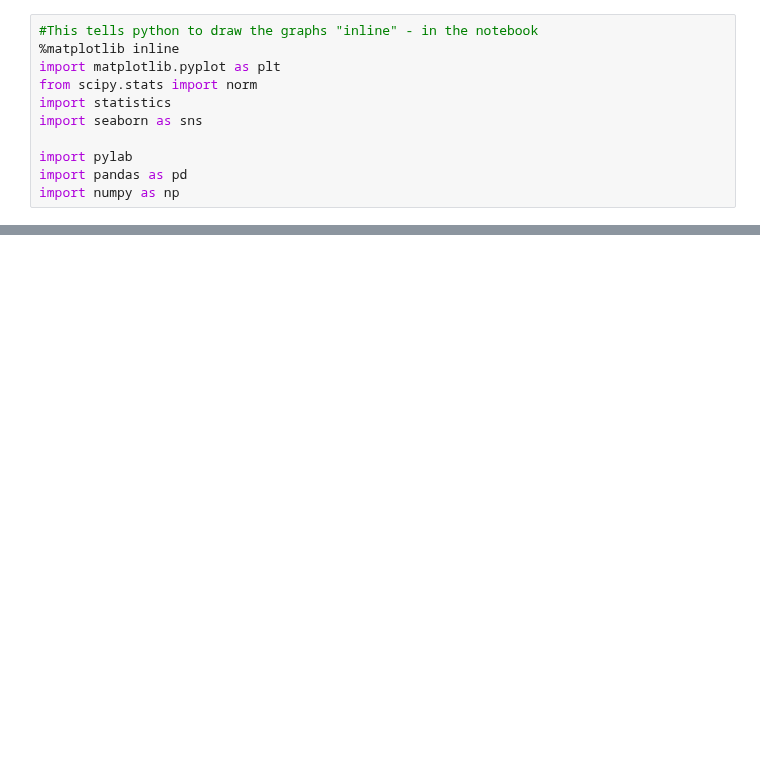
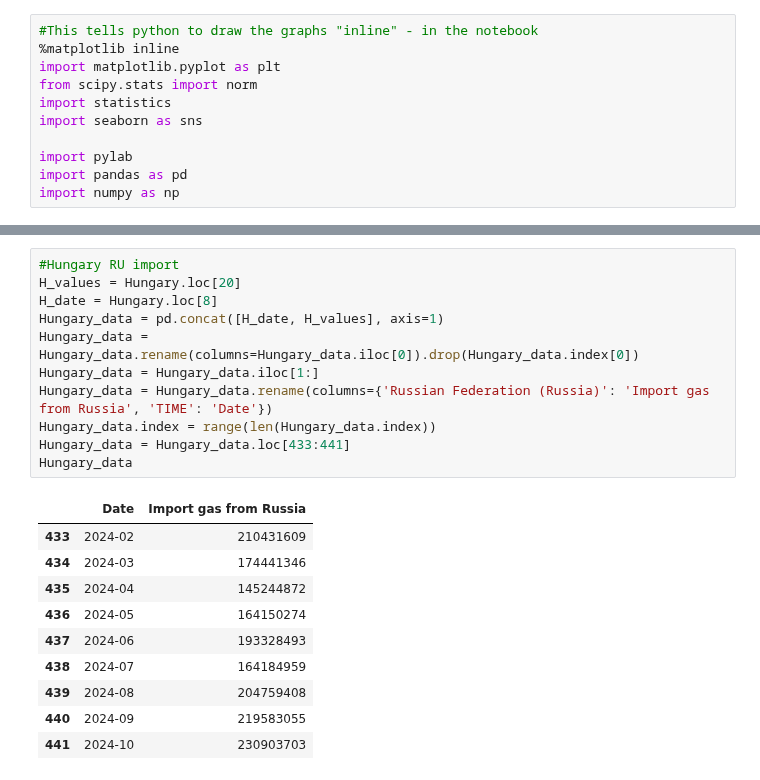
Before and after one commit to Anson422/Anson-Eva-Valerie, a Jupyter notebook: Stacked Bar Chart/EU_import_RU_gas.ipynb, the cells around one changed output, grey strips where cells are left out. Saved outputs shown, nothing was run; the diff lists cells and outputs as text; blank space fills up the shorter version.

```diff
--- a/Stacked Bar Chart/EU_import_RU_gas.ipynb
+++ b/Stacked Bar Chart/EU_import_RU_gas.ipynb
@@ -83,0 +35,22 @@ dfs["Estonia"]
+# %%
+#Hungary RU import
+H_values = Hungary.loc[20]
+H_date = Hungary.loc[8]
+Hungary_data = pd.concat([H_date, H_values], axis=1)
+Hungary_data = Hungary_data.rename(columns=Hungary_data.iloc[0]).drop(Hungary_data.index[0])
+Hungary_data = Hungary_data.iloc[1:]
+Hungary_data = Hungary_data.rename(columns={'Russian Federation (Russia)': 'Import gas from Russia', 'TIME': 'Date'})
+Hungary_data.index = range(len(Hungary_data.index))
+Hungary_data = Hungary_data.loc[433:441]
+Hungary_data
+# %% [output]
+|  | Date | Import gas from Russia |
+| 433 | 2024-02 | 210431609 |
+| 434 | 2024-03 | 174441346 |
+| 435 | 2024-04 | 145244872 |
+| 436 | 2024-05 | 164150274 |
+| 437 | 2024-06 | 193328493 |
+| 438 | 2024-07 | 164184959 |
+| 439 | 2024-08 | 204759408 |
+| 440 | 2024-09 | 219583055 |
+| 441 | 2024-10 | 230903703 |
```
Also changed, not shown: parts of 7 cells of this notebook.
